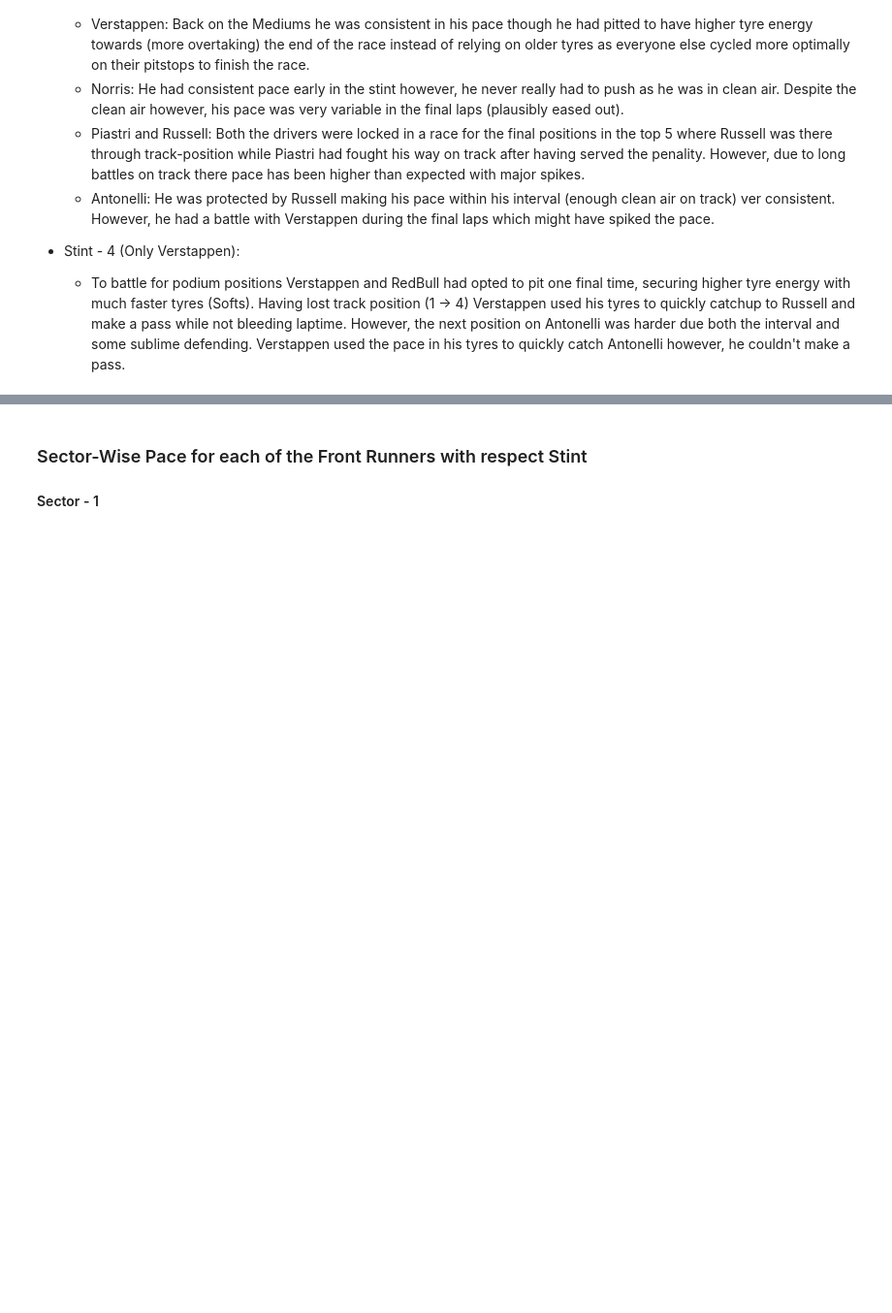
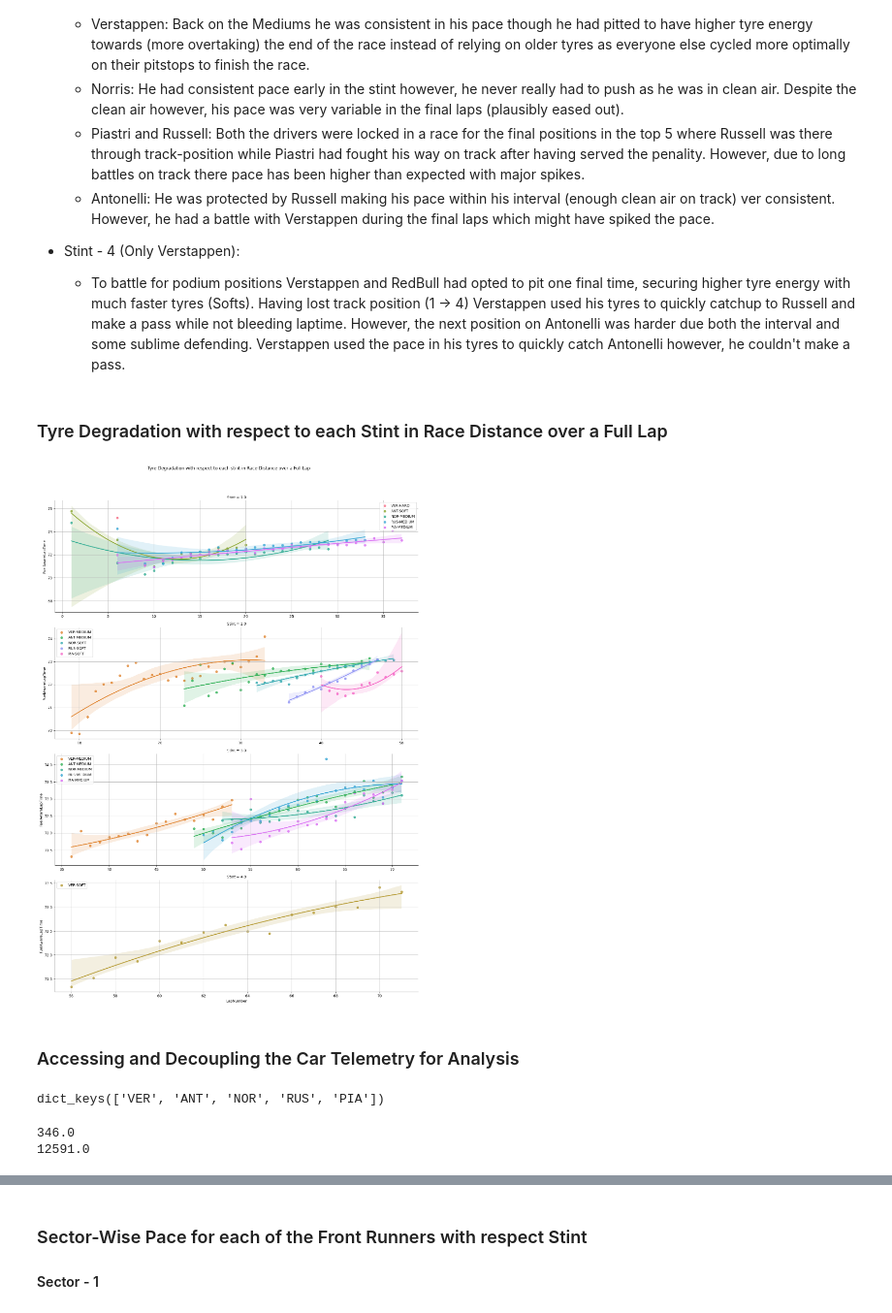
Before and after one commit to anilhimam17/Racing-all-Along, a Jupyter notebook: F1/notebooks/brazil_2025.ipynb, the cells around one changed output, grey strips where cells are left out. Shown at 97% size. Saved outputs shown, nothing was run; the diff lists cells and outputs as text; code cells hidden in the pictures; blank space fills up the shorter version.

```diff
--- a/F1/notebooks/brazil_2025.ipynb
+++ b/F1/notebooks/brazil_2025.ipynb
@@ -333,3 +408,33 @@ plotter.plot_line_chart(
 
 - Stint - 4 (Only Verstappen):
     - To battle for podium positions Verstappen and RedBull had opted to pit one final time, securing higher tyre energy with much faster tyres (Softs). Having lost track position (1 -> 4) Verstappen used his tyres to quickly catchup to Russell and make a pass while not bleeding laptime. However, the next position on Antonelli was harder due both the interval and some sublime defending. Verstappen used the pace in his tyres to quickly catch Antonelli however, he couldn't make a pass.
+# %% [markdown]
+### Tyre Degradation with respect to each Stint in Race Distance over a Full Lap
+# %%
+plotter.plot_reg_chart(
+    data_frame=filtered_quick_race_laps,
+    facet_row="Stint",
+    X="LapNumber",
+    y="FuelAwareLapTime",
+    label="DriverCompoundForStint",
+    order=2,
+    title="Tyre Degradation with respect to each stint in Race Distance over a Full Lap"
+)
+# %% [output]
+[figure, added]
+# %% [markdown]
+### Accessing and Decoupling the Car Telemetry for Analysis
+# %%
+# Accessing the car telemetry for all the drivers
+driver_telemetry_data = brazil_race.car_data
+
+# Seperating the telemetry for the top 5 drivers
+top_5_telemetry = {}
+
+for driver_num in filtered_quick_race_laps["DriverNumber"].unique():
+    driver_name = DRIVER_NUMBER_MAP[driver_num]
+    top_5_telemetry[driver_name] = driver_telemetry_data[driver_num]
+
+top_5_telemetry.keys()
+# %% [output]
+dict_keys(['VER', 'ANT', 'NOR', 'RUS', 'PIA'])
@@ -335,0 +471,9 @@ plotter.plot_line_chart(
+# %%
+ver_tele = top_5_telemetry["VER"]
+max_speed = ver_tele["Speed"].max()
+max_rpm = ver_tele["RPM"].max()
+print(max_speed)
+print(max_rpm)
+# %% [output]
+346.0
+12591.0
```
Also changed, not shown: parts of 12 cells of this notebook.
